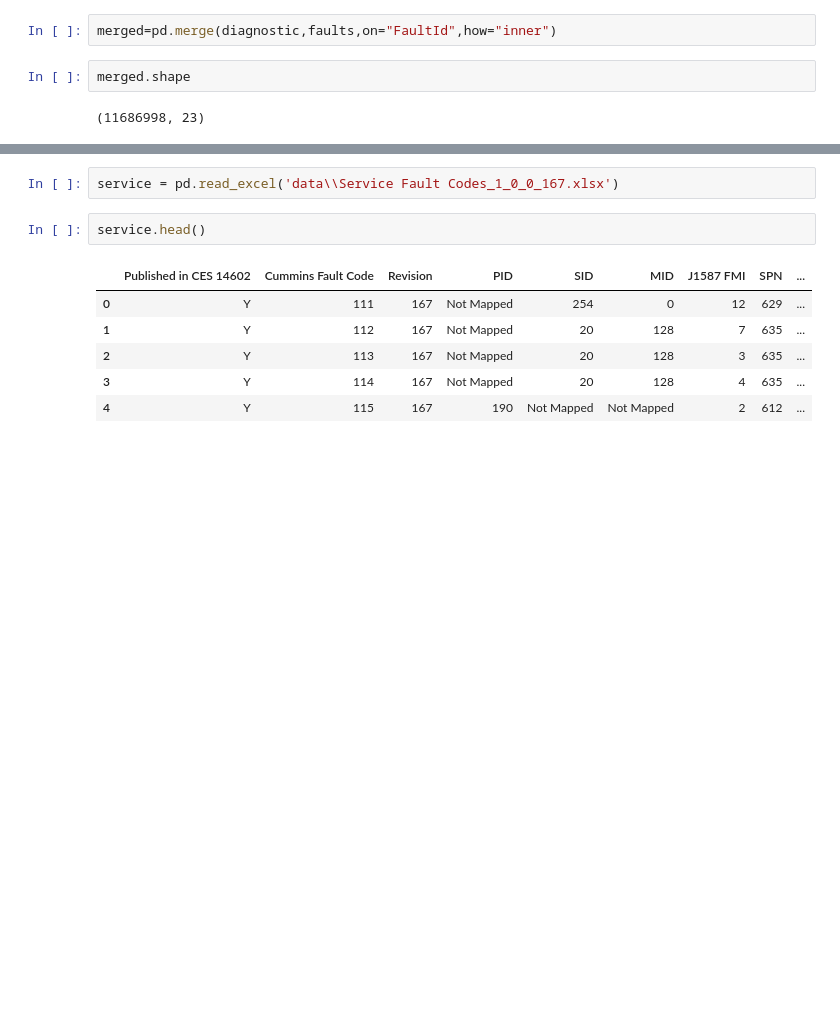
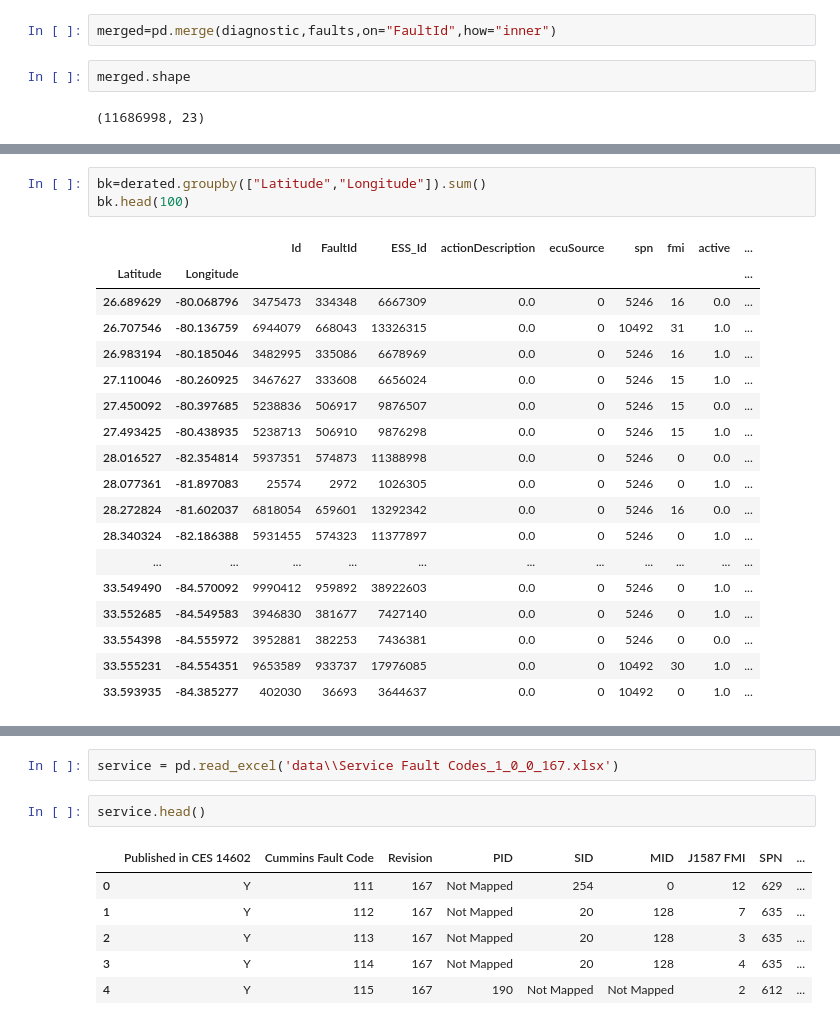
Before and after one commit to berneskaracay/dq-8-predicting-engine-derates-starfish, a Jupyter notebook: dq8.ipynb, the cells around one changed output, grey strips where cells are left out. Cells and saved outputs as stored; diff of their text form; blank space fills up the shorter version.

```diff
--- a/dq8.ipynb
+++ b/dq8.ipynb
@@ -143,0 +146,22 @@ merged.head(50)
+# %%
+bk=derated.groupby(["Latitude","Longitude"]).sum()
+bk.head(100)
+# %% [output]
+|  |  | Id | FaultId | ESS_Id | actionDescription | ecuSource | spn | fmi | active | ... |
+| Latitude | Longitude |  |  |  |  |  |  |  |  | ... |
+| 26.689629 | -80.068796 | 3475473 | 334348 | 6667309 | 0.0 | 0 | 5246 | 16 | 0.0 | ... |
+| 26.707546 | -80.136759 | 6944079 | 668043 | 13326315 | 0.0 | 0 | 10492 | 31 | 1.0 | ... |
+| 26.983194 | -80.185046 | 3482995 | 335086 | 6678969 | 0.0 | 0 | 5246 | 16 | 1.0 | ... |
+| 27.110046 | -80.260925 | 3467627 | 333608 | 6656024 | 0.0 | 0 | 5246 | 15 | 1.0 | ... |
+| 27.450092 | -80.397685 | 5238836 | 506917 | 9876507 | 0.0 | 0 | 5246 | 15 | 0.0 | ... |
+| 27.493425 | -80.438935 | 5238713 | 506910 | 9876298 | 0.0 | 0 | 5246 | 15 | 1.0 | ... |
+| 28.016527 | -82.354814 | 5937351 | 574873 | 11388998 | 0.0 | 0 | 5246 | 0 | 0.0 | ... |
+| 28.077361 | -81.897083 | 25574 | 2972 | 1026305 | 0.0 | 0 | 5246 | 0 | 1.0 | ... |
+| 28.272824 | -81.602037 | 6818054 | 659601 | 13292342 | 0.0 | 0 | 5246 | 16 | 0.0 | ... |
+| 28.340324 | -82.186388 | 5931455 | 574323 | 11377897 | 0.0 | 0 | 5246 | 0 | 1.0 | ... |
+| ... | ... | ... | ... | ... | ... | ... | ... | ... | ... | ... |
+| 33.549490 | -84.570092 | 9990412 | 959892 | 38922603 | 0.0 | 0 | 5246 | 0 | 1.0 | ... |
+| 33.552685 | -84.549583 | 3946830 | 381677 | 7427140 | 0.0 | 0 | 5246 | 0 | 1.0 | ... |
+| 33.554398 | -84.555972 | 3952881 | 382253 | 7436381 | 0.0 | 0 | 5246 | 0 | 0.0 | ... |
+| 33.555231 | -84.554351 | 9653589 | 933737 | 17976085 | 0.0 | 0 | 10492 | 30 | 1.0 | ... |
+| 33.593935 | -84.385277 | 402030 | 36693 | 3644637 | 0.0 | 0 | 10492 | 0 | 1.0 | ... |
```
Also changed, not shown: parts of 19 cells of this notebook, 1 other file.
